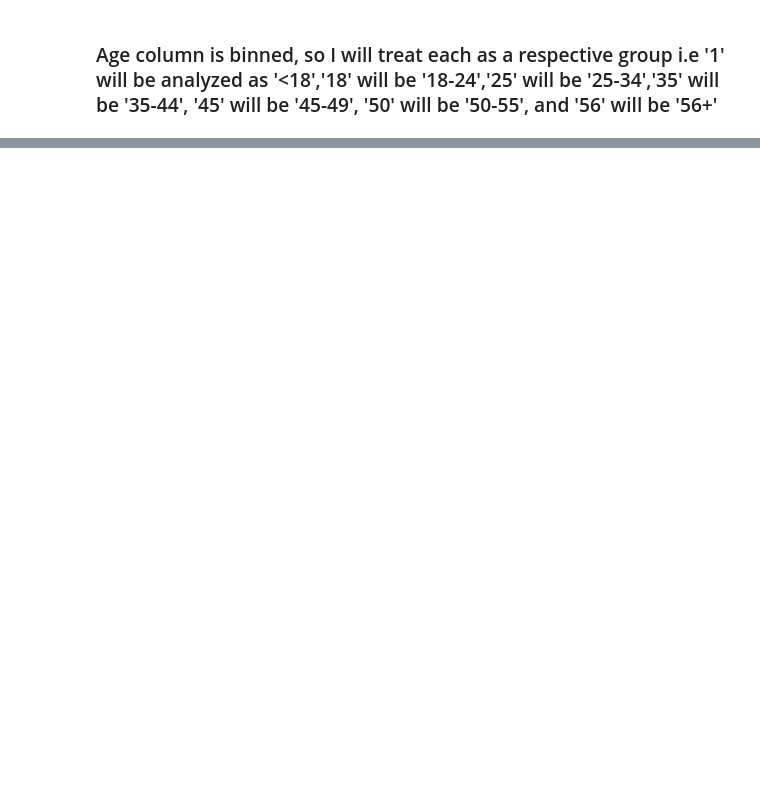
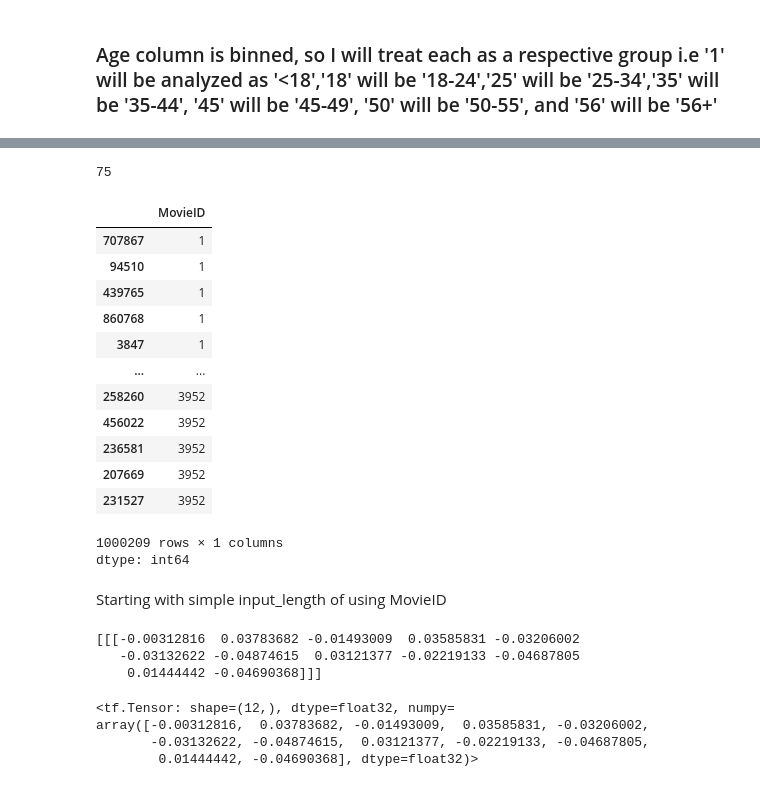
Before and after one commit to Vink23/Recommendation_Model, a Jupyter notebook: Recommendation_System.ipynb, the cells around one changed output, grey strips where cells are left out. Cells and saved outputs as stored; diff of their text form; code cells hidden in the pictures; blank space fills up the shorter version.

Commit message:
Preliminary embeddings

```diff
--- a/Recommendation_System.ipynb
+++ b/Recommendation_System.ipynb
@@ -95,0 +256,24 @@ data['Rating'].value_counts()
+# %%
+data['Title'].str.len().max()
+# %% [output]
+75
+# %%
+data['MovieID'].nunique()
+data['MovieID'].sort_values()
+# %% [output]
+|  | MovieID |
+| 707867 | 1 |
+| 94510 | 1 |
+| 439765 | 1 |
+| 860768 | 1 |
+| 3847 | 1 |
+| ... | ... |
+| 258260 | 3952 |
+| 456022 | 3952 |
+| 236581 | 3952 |
+| 207669 | 3952 |
+| 231527 | 3952 |
+1000209 rows × 1 columns
+dtype: int64
+# %% [markdown]
+Starting with simple input_length of using MovieID
@@ -95,0 +290,16 @@ data['Rating'].value_counts()
+# %%
+d = tf.constant([1], shape=(1, 1))
+embed_data = embeddings(d)
+print(embed_data.numpy())
+# %% [output]
+[[[-0.00312816  0.03783682 -0.01493009  0.03585831 -0.03206002
+   -0.03132622 -0.04874615  0.03121377 -0.02219133 -0.04687805
+    0.01444442 -0.04690368]]]
+# %%
+embedding_vector = tf.squeeze(embed_data)
+embedding_vector
+# %% [output]
+<tf.Tensor: shape=(12,), dtype=float32, numpy=
+array([-0.00312816,  0.03783682, -0.01493009,  0.03585831, -0.03206002,
+       -0.03132622, -0.04874615,  0.03121377, -0.02219133, -0.04687805,
+        0.01444442, -0.04690368], dtype=float32)>
```
Also changed, not shown: parts of 23 cells of this notebook.
